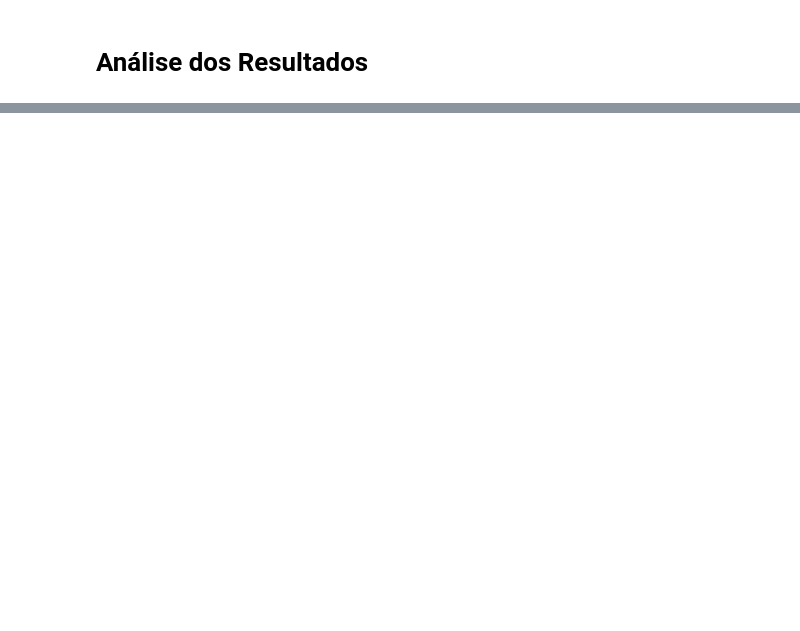
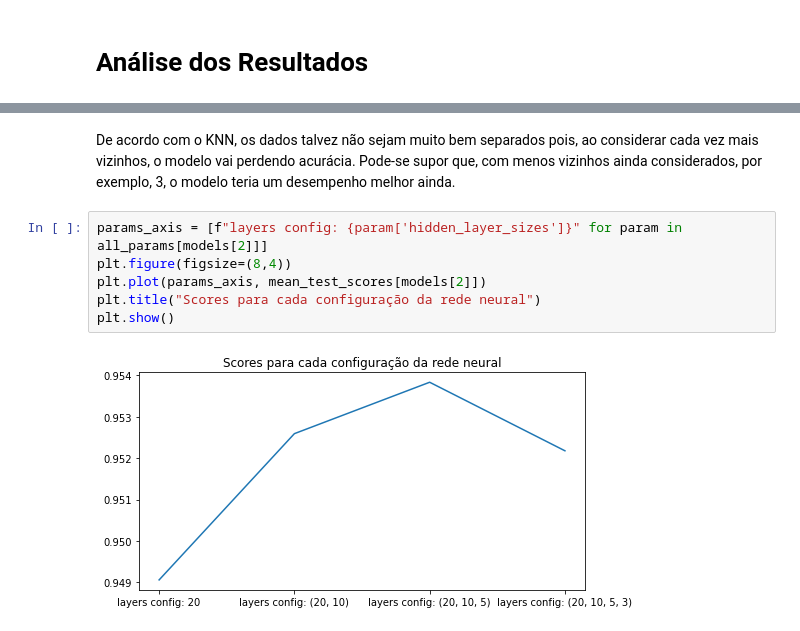
Before and after one commit to Pendulun/AirlinePassengerSatisfaction, a Jupyter notebook: airlineSatsPred.ipynb, the cells around one changed output, grey strips where cells are left out. Saved outputs shown, nothing was run; the diff lists cells and outputs as text; blank space fills up the shorter version.

```diff
--- a/airlineSatsPred.ipynb
+++ b/airlineSatsPred.ipynb
@@ -408,0 +450,10 @@ Fitting 5 folds for each of 4 candidates, totalling 20 fits
+# %% [markdown]
+De acordo com o KNN, os dados talvez não sejam muito bem separados pois, ao considerar cada vez mais vizinhos, o modelo vai perdendo acurácia. Pode-se supor que, com menos vizinhos ainda considerados, por exemplo, 3, o modelo teria um desempenho melhor ainda.
+# %%
+params_axis = [f"layers config: {param['hidden_layer_sizes']}" for param in all_params[models[2]]]
+plt.figure(figsize=(8,4))
+plt.plot(params_axis, mean_test_scores[models[2]])
+plt.title("Scores para cada configuração da rede neural")
+plt.show()
+# %% [output]
+[figure, added]
```
Also changed, not shown: parts of 21 cells of this notebook, 4 other files.
